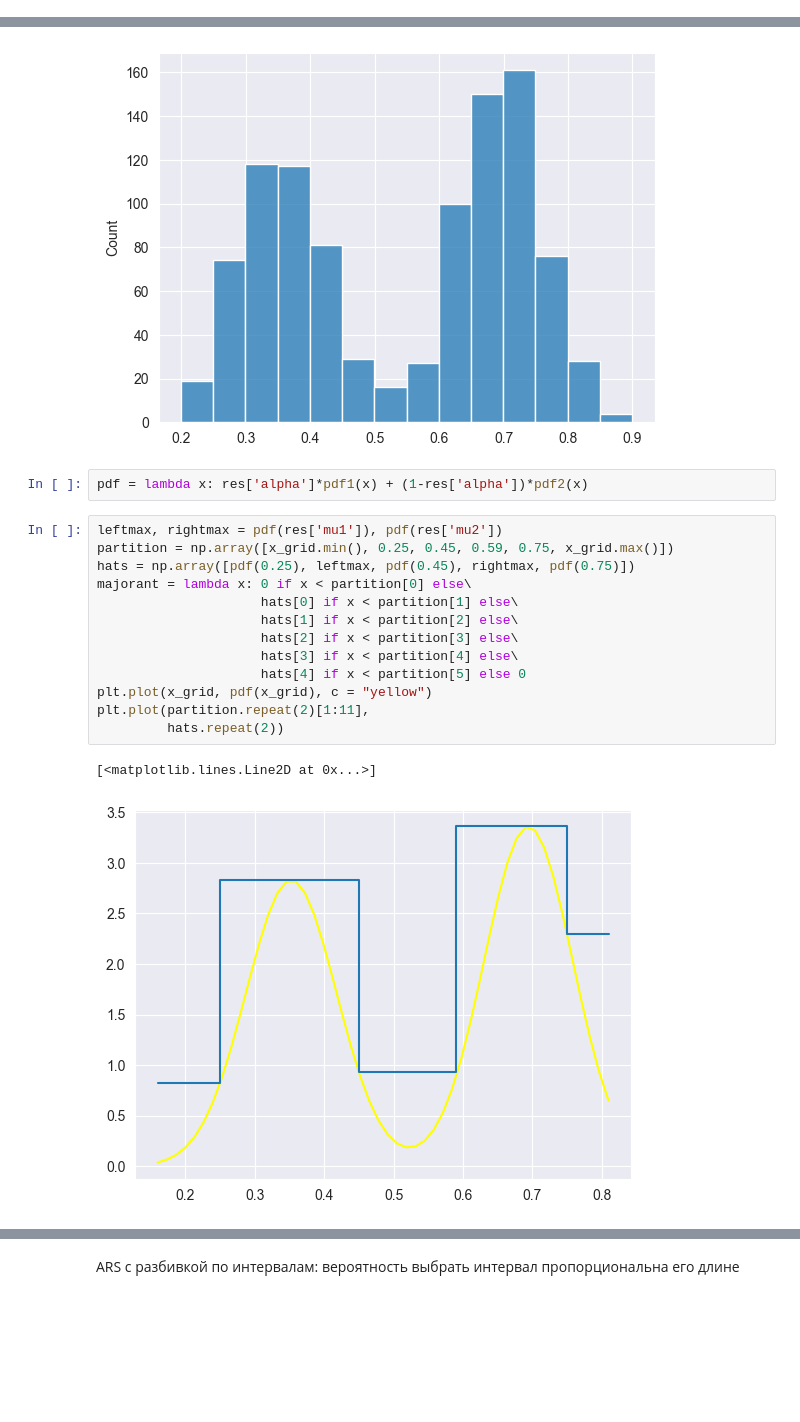
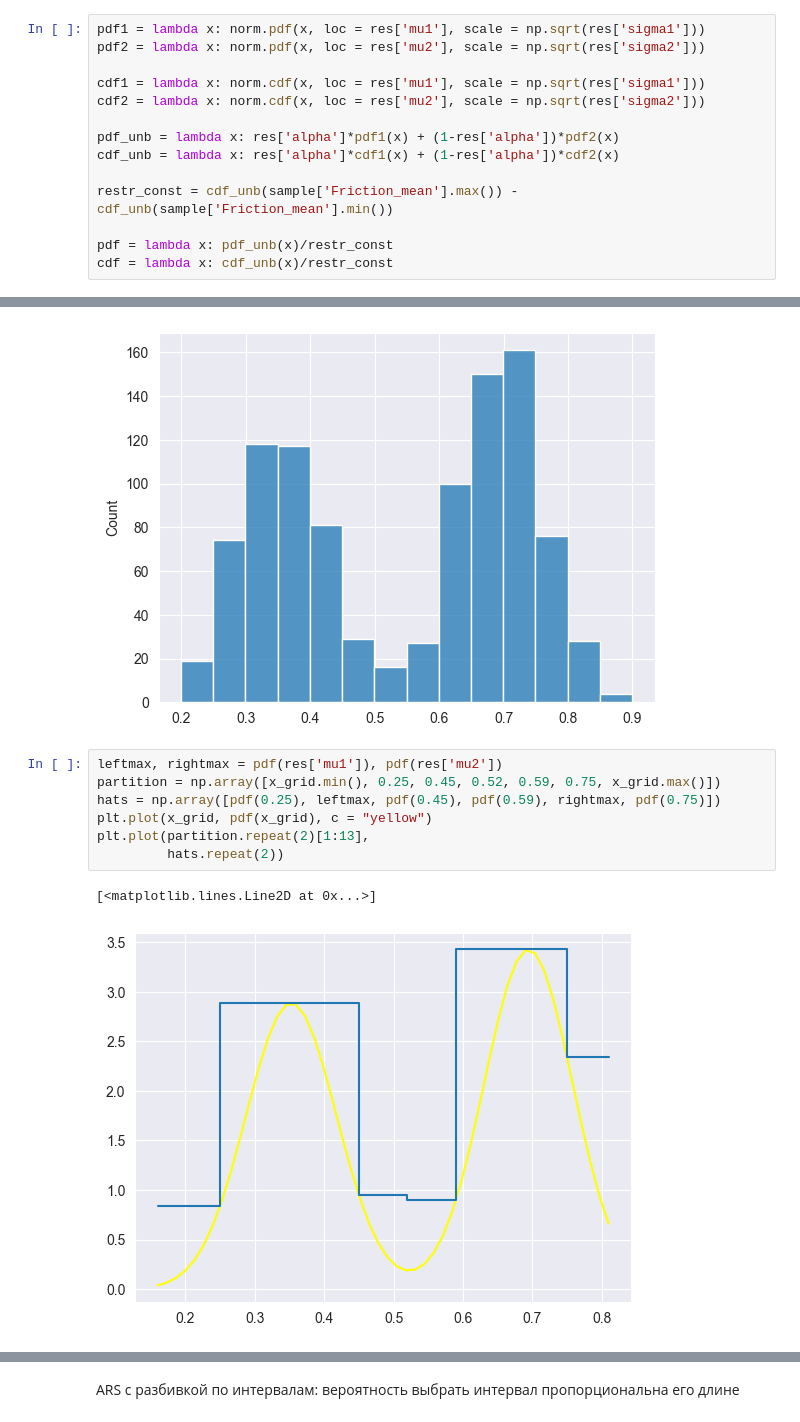
Before and after one commit to dmitry-grigorev/MultivarAnalysis, a Jupyter notebook: Lab3/Lab3notebook.ipynb, the cells around one changed output, grey strips where cells are left out. Drawn from its saved outputs; the diff is of its cells as text; blank space fills up the shorter version.

```diff
--- a/Lab3/Lab3notebook.ipynb
+++ b/Lab3/Lab3notebook.ipynb
@@ -108,3 +106,17 @@ import matplotlib.pyplot as plt
 # %%
 x_grid = np.linspace(start=sample['Friction_mean'].min(), stop=sample['Friction_mean'].max())
+# %%
+pdf1 = lambda x: norm.pdf(x, loc = res['mu1'], scale = np.sqrt(res['sigma1']))
+pdf2 = lambda x: norm.pdf(x, loc = res['mu2'], scale = np.sqrt(res['sigma2']))
+
+cdf1 = lambda x: norm.cdf(x, loc = res['mu1'], scale = np.sqrt(res['sigma1']))
+cdf2 = lambda x: norm.cdf(x, loc = res['mu2'], scale = np.sqrt(res['sigma2']))
+
+pdf_unb = lambda x: res['alpha']*pdf1(x) + (1-res['alpha'])*pdf2(x)
+cdf_unb = lambda x: res['alpha']*cdf1(x) + (1-res['alpha'])*cdf2(x)
+
+restr_const = cdf_unb(sample['Friction_mean'].max()) - cdf_unb(sample['Friction_mean'].min())
+
+pdf = lambda x: pdf_unb(x)/restr_const
+cdf = lambda x: cdf_unb(x)/restr_const
 # %%
@@ -139,22 +149,14 @@ sns.histplot(x = eta, binwidth=0.05)
 # %% [output]
 <AxesSubplot:ylabel='Count'>
 [figure]
-# %%
-pdf = lambda x: res['alpha']*pdf1(x) + (1-res['alpha'])*pdf2(x)
 # %%
 leftmax, rightmax = pdf(res['mu1']), pdf(res['mu2'])
-partition = np.array([x_grid.min(), 0.25, 0.45, 0.59, 0.75, x_grid.max()])
-hats = np.array([pdf(0.25), leftmax, pdf(0.45), rightmax, pdf(0.75)])
-majorant = lambda x: 0 if x < partition[0] else\
-                     hats[0] if x < partition[1] else\
-                     hats[1] if x < partition[2] else\
-                     hats[2] if x < partition[3] else\
-                     hats[3] if x < partition[4] else\
-                     hats[4] if x < partition[5] else 0
+partition = np.array([x_grid.min(), 0.25, 0.45, 0.52, 0.59, 0.75, x_grid.max()])
+hats = np.array([pdf(0.25), leftmax, pdf(0.45), pdf(0.59), rightmax, pdf(0.75)])
 plt.plot(x_grid, pdf(x_grid), c = "yellow")
-plt.plot(partition.repeat(2)[1:11],
+plt.plot(partition.repeat(2)[1:13],
          hats.repeat(2))
 # %% [output]
 [<matplotlib.lines.Line2D at 0x...>]
-[figure, old version]
+[figure, new version]
 # %%
```
Also changed, not shown: parts of 20 cells of this notebook.
